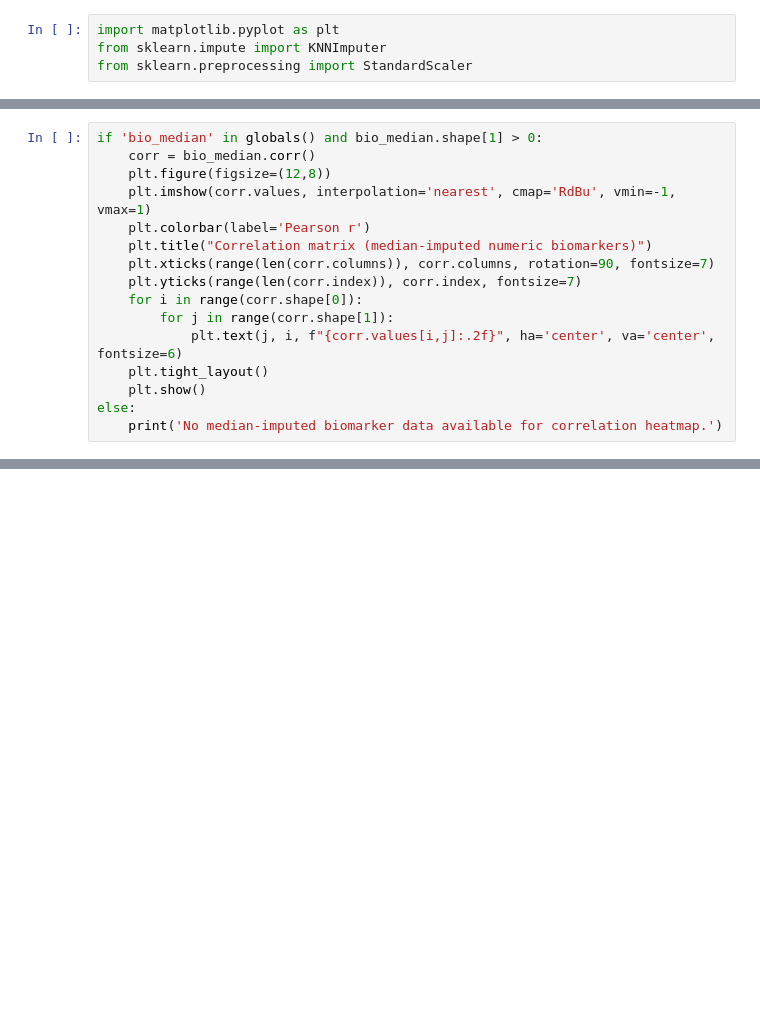
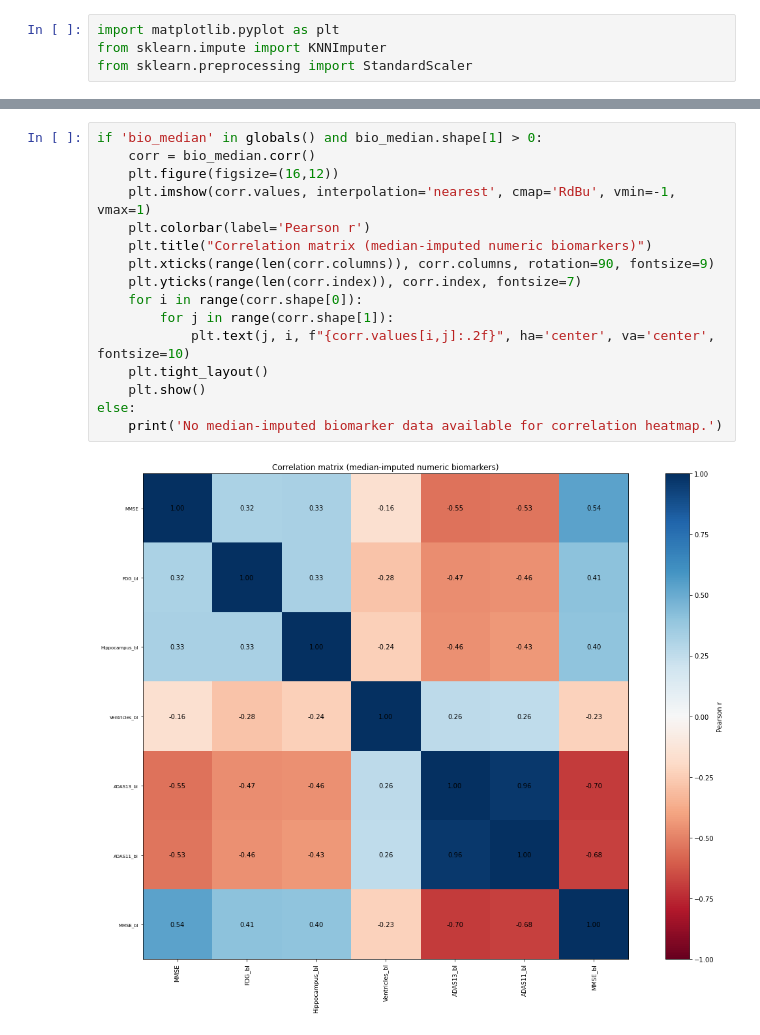
Before and after one commit to jdaly67/ANDI-project, a Jupyter notebook: Approach 2_Alzhiemers project.ipynb, the cells around one changed output, grey strips where cells are left out. Saved outputs shown, nothing was run; the diff lists cells and outputs as text; blank space fills up the shorter version.

```diff
--- a/Approach 2_Alzhiemers project.ipynb
+++ b/Approach 2_Alzhiemers project.ipynb
@@ -376,16 +174,0 @@ KNN imputation done. NaNs left: 0
-# %%
-if 'bio_median' in globals() and bio_median.shape[1] > 0:
-    corr = bio_median.corr()
-    plt.figure(figsize=(12,8))
-    plt.imshow(corr.values, interpolation='nearest', cmap='RdBu', vmin=-1, vmax=1)
-    plt.colorbar(label='Pearson r')
-    plt.title("Correlation matrix (median-imputed numeric biomarkers)")
-    plt.xticks(range(len(corr.columns)), corr.columns, rotation=90, fontsize=7)
-    plt.yticks(range(len(corr.index)), corr.index, fontsize=7)
-    for i in range(corr.shape[0]):
-        for j in range(corr.shape[1]):
-            plt.text(j, i, f"{corr.values[i,j]:.2f}", ha='center', va='center', fontsize=6)
-    plt.tight_layout()
-    plt.show()
-else:
-    print('No median-imputed biomarker data available for correlation heatmap.')
@@ -395,0 +376,18 @@ else:
+# %%
+if 'bio_median' in globals() and bio_median.shape[1] > 0:
+    corr = bio_median.corr()
+    plt.figure(figsize=(16,12))
+    plt.imshow(corr.values, interpolation='nearest', cmap='RdBu', vmin=-1, vmax=1)
+    plt.colorbar(label='Pearson r')
+    plt.title("Correlation matrix (median-imputed numeric biomarkers)")
+    plt.xticks(range(len(corr.columns)), corr.columns, rotation=90, fontsize=9)
+    plt.yticks(range(len(corr.index)), corr.index, fontsize=7)
+    for i in range(corr.shape[0]):
+        for j in range(corr.shape[1]):
+            plt.text(j, i, f"{corr.values[i,j]:.2f}", ha='center', va='center', fontsize=10)
+    plt.tight_layout()
+    plt.show()
+else:
+    print('No median-imputed biomarker data available for correlation heatmap.')
+# %% [output]
+[figure, added]
```
Also changed, not shown: parts of 26 cells of this notebook.
